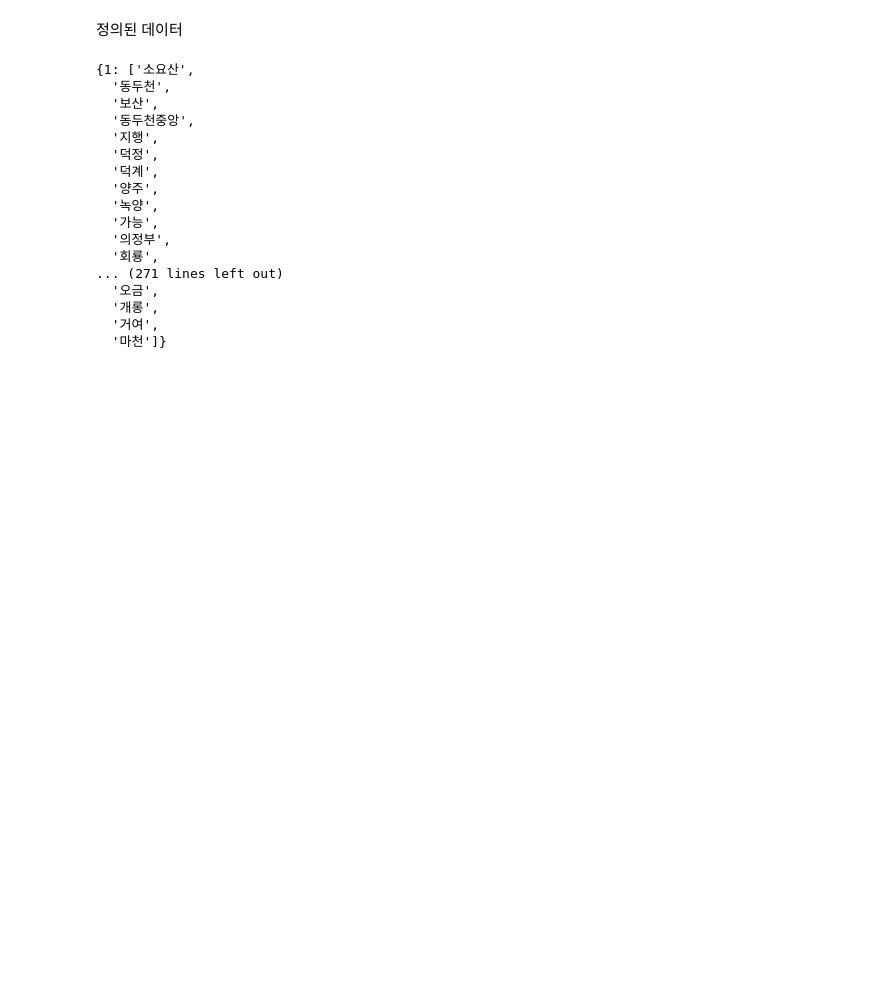
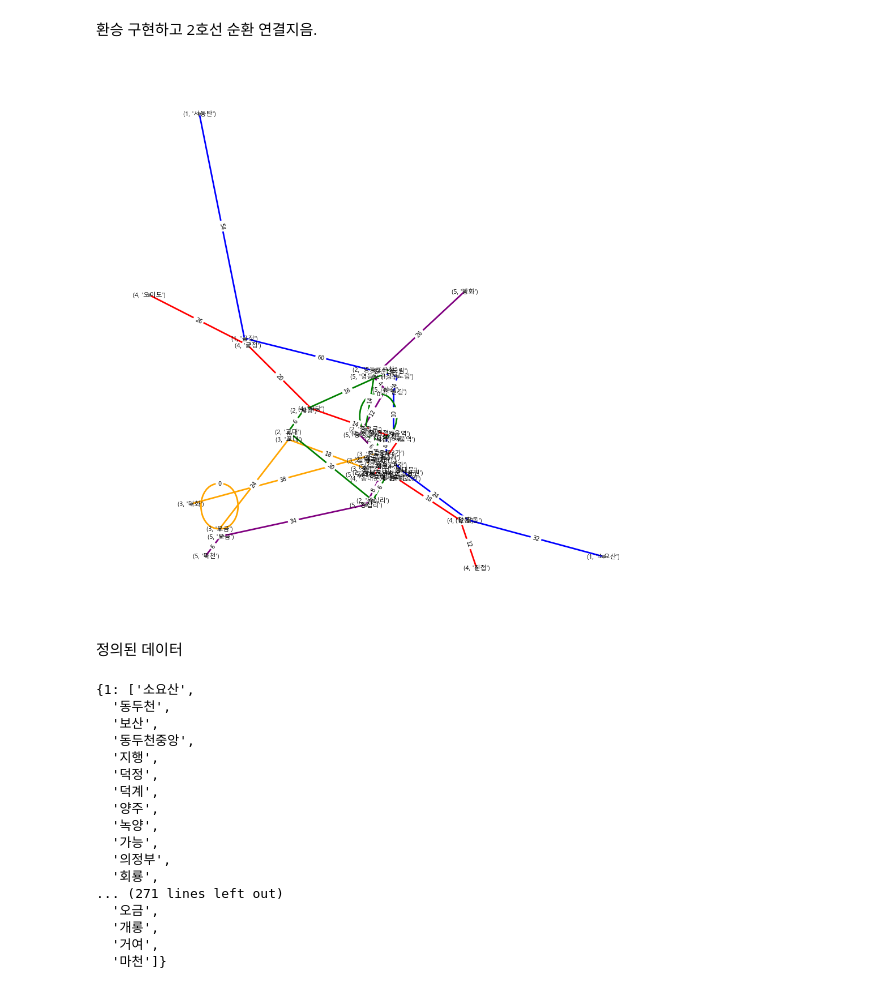
Before and after one commit to Im-jDiOt/subway_sp, a Jupyter notebook: notebooks/new ver.ipynb, the cells around one changed output. Cells and saved outputs as stored; diff of their text form; code cells hidden in the pictures; blank space fills up the shorter version.

```diff
--- a/notebooks/new ver.ipynb
+++ b/notebooks/new ver.ipynb
@@ -0,0 +299,9 @@
+# %%
+line_transfer_idx = defaultdict(list)
+for line, name in list(chain.from_iterable(transfer_nodes)):
+    line_transfer_idx[line].append((name, station_idx[(line, name)]))
+# %%
+for line, seq in line_seq.items():
+    for l_idx, name in enumerate(seq):
+        if l_idx==0 or l_idx==len(seq)-1:
+            line_transfer_idx[line].append((name, station_idx[(line, name)]))
@@ -0,0 +368,4 @@
+# %%
+for i in range(len(transfer_nodes)):
+    for u,v in combinations(transfer_nodes[i], 2):
+        TG.add_edge(u,v,weight=2)
@@ -1,3 +374,47 @@
+# %% [markdown]
+환승 구현하고 2호선 순환 연결지음.
+# %%
+#G 시각화 -> 환승, 2호선 순환 등이 잘 구현 되어있음을 확인함.
+pos = nx.kamada_kawai_layout(TG)
+line_colors = {
+    1: 'blue',
+    2: 'green',
+    3: 'orange',
+    4: 'red',
+    5: 'purple'
+}
+
+for node, (x, y) in pos.items():
+    TG.nodes[node]['x'] = x
+    TG.nodes[node]['y'] = y
+plt.figure(figsize=(10, 10))
+
+# 노드, 간선, 레이블 그리기
+node_colors = [line_colors[TG.nodes[n]['line']] for n in TG.nodes()]
+nx.draw_networkx_nodes(TG, pos, node_color='gray', node_size=10)
+
+edge_colors = []
+for u, v in TG.edges():
+    if G.nodes[u]['line'] == TG.nodes[v]['line']:
+        color = line_colors[TG.nodes[u]['line']]
+    else:
+        color = 'gray'
+    edge_colors.append(color)
+
+nx.draw_networkx_edges(TG, pos, edge_color=edge_colors, width=2)
+
+# 노드 레이블
+nx.draw_networkx_labels(TG, pos, font_family='Malgun Gothic', font_size=8)
+
+# 간선 가중치 표시
+edge_labels = nx.get_edge_attributes(TG, 'weight')
+nx.draw_networkx_edge_labels(TG, pos, edge_labels, font_size=7)
+
+plt.axis('off')
+plt.tight_layout()
+plt.show()
+# %% [output]
+[figure, added]
 # %%
 import networkx as nx
 from collections import defaultdict
```
Also changed, not shown: parts of 27 cells of this notebook, 2 other files.
